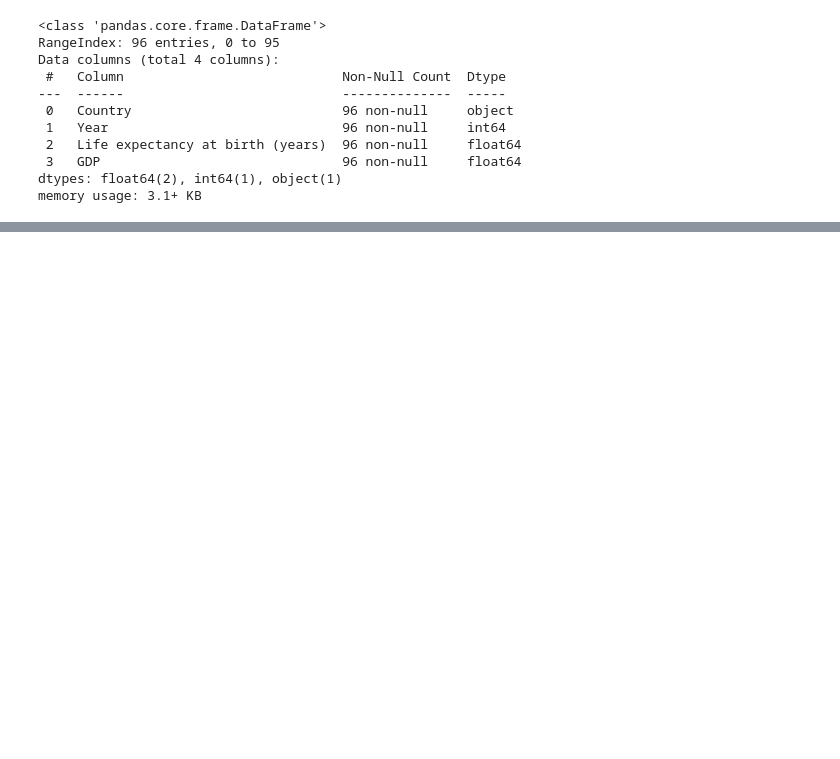
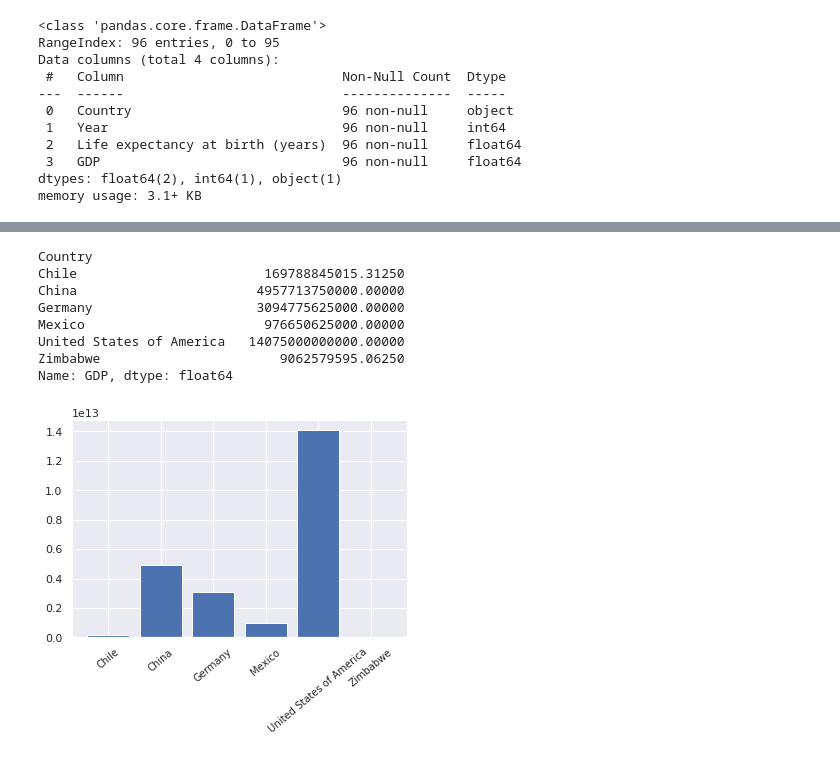
Before and after one commit to RhoGitHub754/Life-Expectancy-and-GDP, a Jupyter notebook: life_expectancy_gdp.ipynb, the cells around one changed output, grey strips where cells are left out. Cells and saved outputs as stored; diff of their text form; code cells hidden in the pictures; blank space fills up the shorter version.

```diff
--- a/life_expectancy_gdp.ipynb
+++ b/life_expectancy_gdp.ipynb
@@ -63,0 +116,18 @@ df.describe()
+# %%
+print(df.groupby('Country').GDP.mean())
+
+country_mean = df.groupby('Country').GDP.mean()
+
+plt.bar(df.Country.unique(), country_mean)
+plt.xticks(rotation = (40), fontsize = 10)
+plt.show()
+# %% [output]
+Country
+Chile                        169788845015.31250
+China                       4957713750000.00000
+Germany                     3094775625000.00000
+Mexico                       976650625000.00000
+United States of America   14075000000000.00000
+Zimbabwe                       9062579595.06250
+Name: GDP, dtype: float64
+[figure, added]
```
Also changed, not shown: parts of 13 cells of this notebook.
